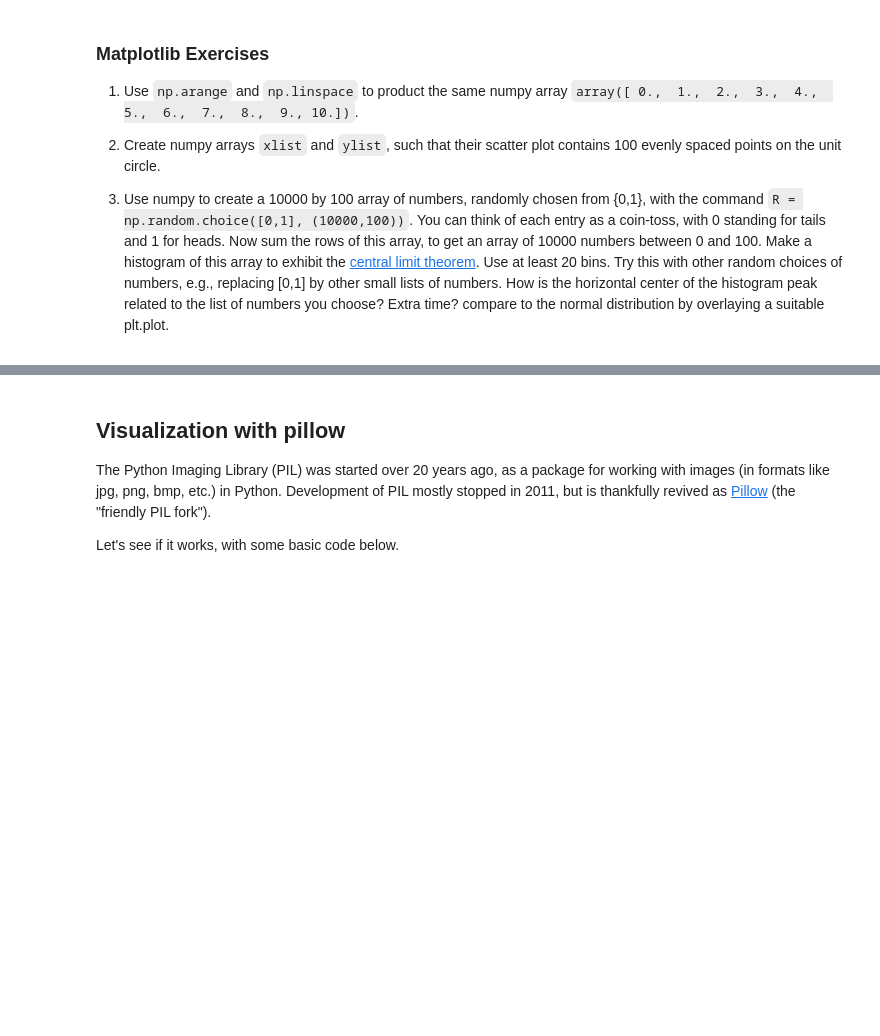
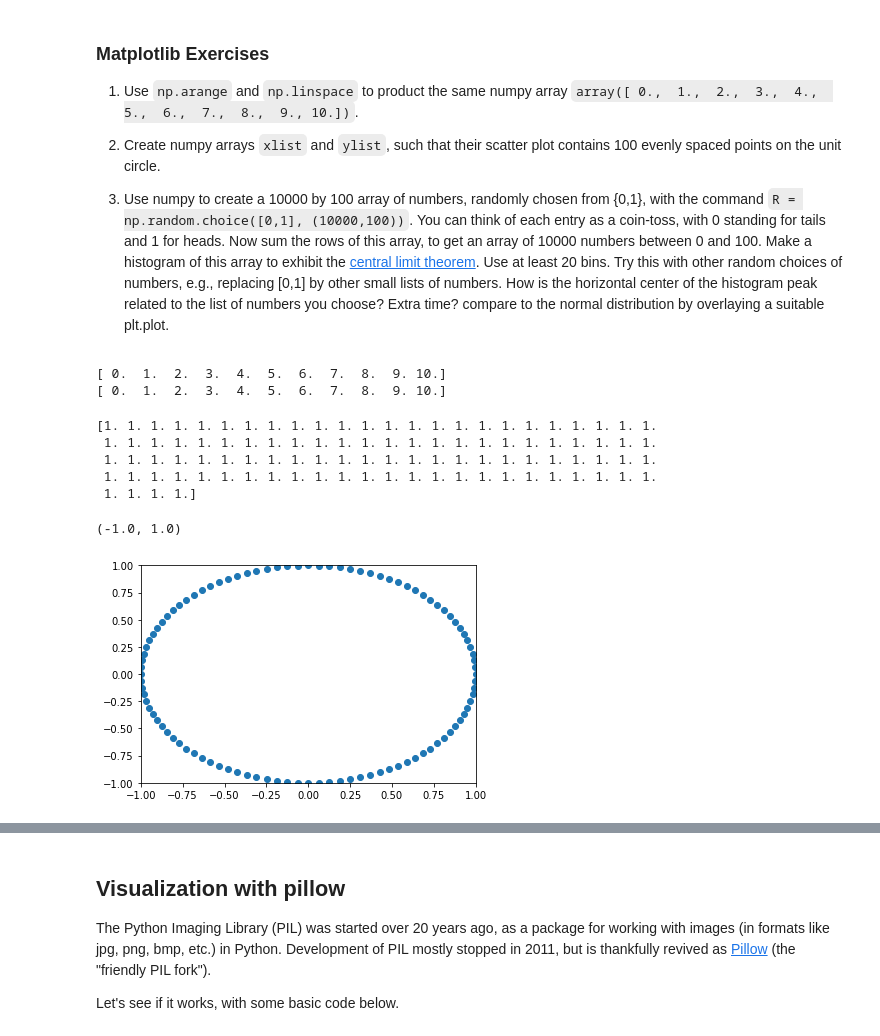
Before and after one commit to sefsnf/Math152, a Jupyter notebook: P4M_Notebook_4.ipynb, the cells around one changed output, grey strips where cells are left out. Drawn from its saved outputs; the diff is of its cells as text; code cells hidden in the pictures; blank space fills up the shorter version.

```diff
--- a/P4M_Notebook_4.ipynb
+++ b/P4M_Notebook_4.ipynb
@@ -800,0 +798,27 @@ The command `np.linspace(start, stop, length)` creates a numpy array that begins
+# %%
+#1)
+print(np.linspace(0.0,10,11))
+print(np.arange(11.0))
+# %% [output]
+[ 0.  1.  2.  3.  4.  5.  6.  7.  8.  9. 10.]
+[ 0.  1.  2.  3.  4.  5.  6.  7.  8.  9. 10.]
+# %%
+#2)
+tpi = 2*math.pi
+indathasea = np.array(range(0,100)) * tpi / 100
+xlist = np.cos(indathasea)
+ylist = np.sin(indathasea)
+print(xlist**2 + ylist**2)
+
+#idk if im supposed to plot this so ok
+plt.scatter(xlist,ylist)
+plt.xlim([-1, 1])
+plt.ylim([-1, 1])
+# %% [output]
+[1. 1. 1. 1. 1. 1. 1. 1. 1. 1. 1. 1. 1. 1. 1. 1. 1. 1. 1. 1. 1. 1. 1. 1.
+ 1. 1. 1. 1. 1. 1. 1. 1. 1. 1. 1. 1. 1. 1. 1. 1. 1. 1. 1. 1. 1. 1. 1. 1.
+ 1. 1. 1. 1. 1. 1. 1. 1. 1. 1. 1. 1. 1. 1. 1. 1. 1. 1. 1. 1. 1. 1. 1. 1.
+ 1. 1. 1. 1. 1. 1. 1. 1. 1. 1. 1. 1. 1. 1. 1. 1. 1. 1. 1. 1. 1. 1. 1. 1.
+ 1. 1. 1. 1.]
+(-1.0, 1.0)
+[figure, added]
```
Also changed, not shown: parts of 13 cells of this notebook.
